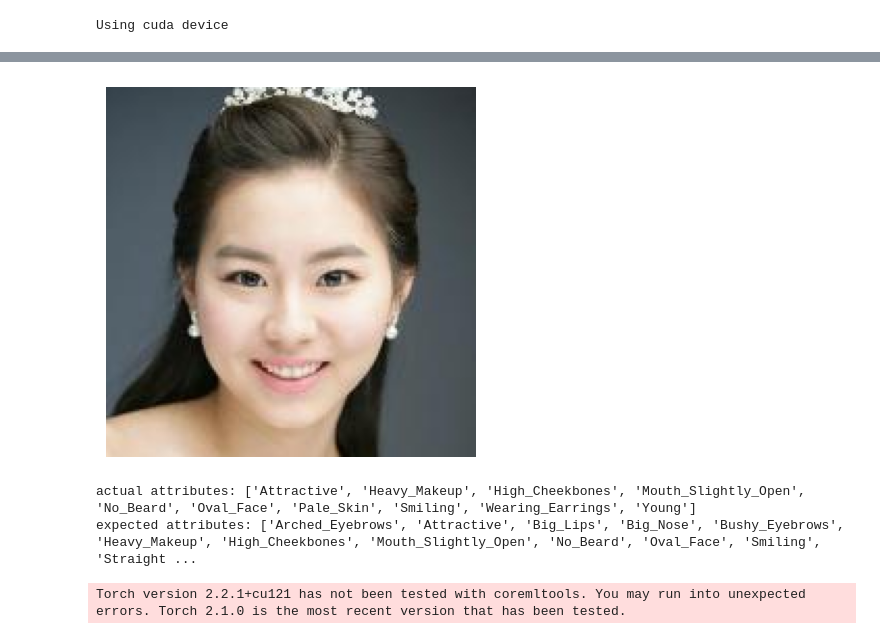
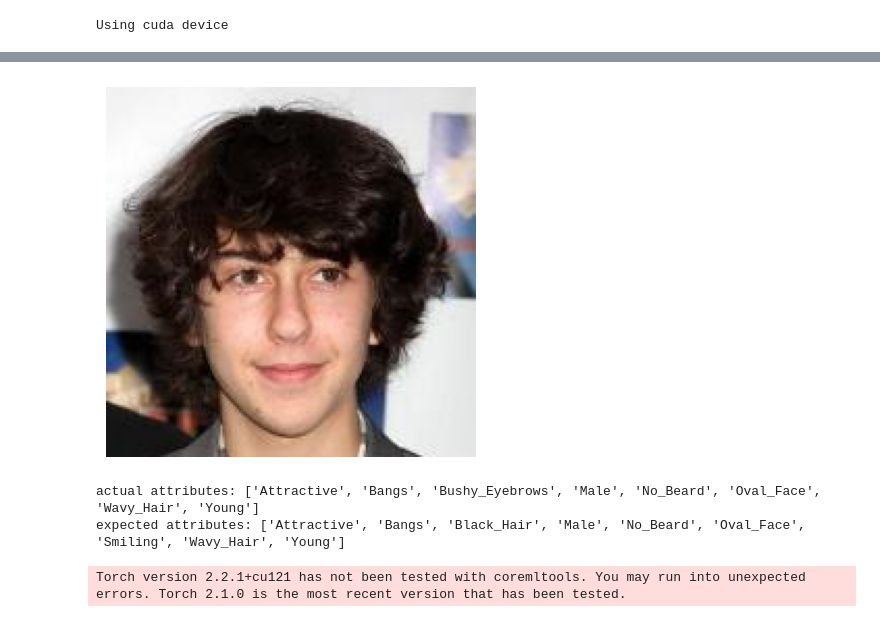
Before and after one commit to Cyanosite/Facial-Attribute-Recognition, a Jupyter notebook: model/solution.ipynb, the cells around one changed output, grey strips where cells are left out. Saved outputs shown, nothing was run; the diff lists cells and outputs as text; code cells hidden in the pictures.

```diff
--- a/model/solution.ipynb
+++ b/model/solution.ipynb
@@ -97,14 +97,14 @@ Using cuda device
 from torch import nn, optim, save
 
 loss_fn = nn.BCELoss()
-optimizer = optim.Adam(model.parameters(), lr=0.01)
+optimizer = optim.Adagrad(model.parameters(), lr=0.01)
 
 from torch.utils.data import DataLoader
 
-train_loader = DataLoader(train, batch_size=BATCH_SIZE, shuffle=True)
+train_loader = DataLoader(train, batch_size=BATCH_SIZE, shuffle=True, num_workers=8, pin_memory=True, pin_memory_device=device)
 valid_loader = DataLoader(valid, batch_size=BATCH_SIZE, shuffle=True)
 
 from efficientformer_v3 import train_loop, test_loop
-train_loop(train_loader, model, loss_fn, optimizer, device, epochs=2)
+train_loop(train_loader, model, loss_fn, optimizer, device, epochs=3)
 save(model.state_dict(), "./data/trained.pth")
 # %% [output]
@@ -198,24 +198,24 @@ plt.show()
 [figure]
 # %%
-SAMPLE = 3456
+SAMPLE = 123
 
 example = test[SAMPLE][0]
 
 plt.imshow(example.permute(1, 2, 0))
 plt.axis("off")
 plt.show()
 
 output = model.forward(example.unsqueeze(0).to(device))
 new_attributes = ['Attractive', 'Blurry', 'Chubby', 'Heavy_Makeup', 'Male', 'Oval_Face', 'Pale_Skin', 'Smiling', 'Young', 'Bald', 'Bangs', 'Black_Hair', 'Blond_Hair', 'Brown_Hair', 'Gray_Hair', 'Receding_Hairline', 'Straight_Hair', 'Wavy_Hair', 'Wearing_Hat', 'Arched_Eyebrows', 'Bags_Under_Eyes', 'Bushy_Eyebrows', 'Eyeglasses', 'Narrow_Eyes', 'Big_Nose', 'Pointy_Nose', '5_o_Clock_Shadow', 'Big_Lips', 'Double_Chin', 'Goatee', 'Mouth_Slightly_Open', 'Mustache', 'No_Beard', 'Sideburns', 'Wearing_Lipstick', 'High_Cheekbones', 'Rosy_Cheeks', 'Wearing_Earrings', 'Wearing_Necklace', 'Wearing_Necktie']
 actual = sorted((attr for i, attr in enumerate(new_attributes) if output[0][i] > 0.5))
 print(f"actual attributes: {actual}")
 
 attributes = ['5_o_Clock_Shadow', 'Arched_Eyebrows', 'Attractive', 'Bags_Under_Eyes', 'Bald', 'Bangs', 'Big_Lips', 'Big_Nose', 'Black_Hair', 'Blond_Hair', 'Blurry', 'Brown_Hair', 'Bushy_Eyebrows', 'Chubby', 'Double_Chin', 'Eyeglasses', 'Goatee', 'Gray_Hair', 'Heavy_Makeup', 'High_Cheekbones', 'Male', 'Mouth_Slightly_Open', 'Mustache', 'Narrow_Eyes', 'No_Beard', 'Oval_Face', 'Pale_Skin', 'Pointy_Nose', 'Receding_Hairline', 'Rosy_Cheeks', 'Sideburns', 'Smiling', 'Straight_Hair', 'Wavy_Hair', 'Wearing_Earrings', 'Wearing_Hat', 'Wearing_Lipstick', 'Wearing_Necklace', 'Wearing_Necktie', 'Young']
 expected = sorted((attr for i, attr in enumerate(attributes) if test[SAMPLE][1][i] == 1))
 print(f"expected attributes: {expected}")
 # %% [output]
-[figure, old version]
+[figure, new version]
-actual attributes: ['Attractive', 'Heavy_Makeup', 'High_Cheekbones', 'Mouth_Slightly_Open', 'No_Beard', 'Oval_Face', 'Pale_Skin', 'Smiling', 'Wearing_Earrings', 'Young']
-expected attributes: ['Arched_Eyebrows', 'Attractive', 'Big_Lips', 'Big_Nose', 'Bushy_Eyebrows', 'Heavy_Makeup', 'High_Cheekbones', 'Mouth_Slightly_Open', 'No_Beard', 'Oval_Face', 'Smiling', 'Straight ...
+actual attributes: ['Attractive', 'Bangs', 'Bushy_Eyebrows', 'Male', 'No_Beard', 'Oval_Face', 'Wavy_Hair', 'Young']
+expected attributes: ['Attractive', 'Bangs', 'Black_Hair', 'Male', 'No_Beard', 'Oval_Face', 'Smiling', 'Wavy_Hair', 'Young']
 # %%
 import torch
```
Also changed, not shown: parts of 5 cells of this notebook.
